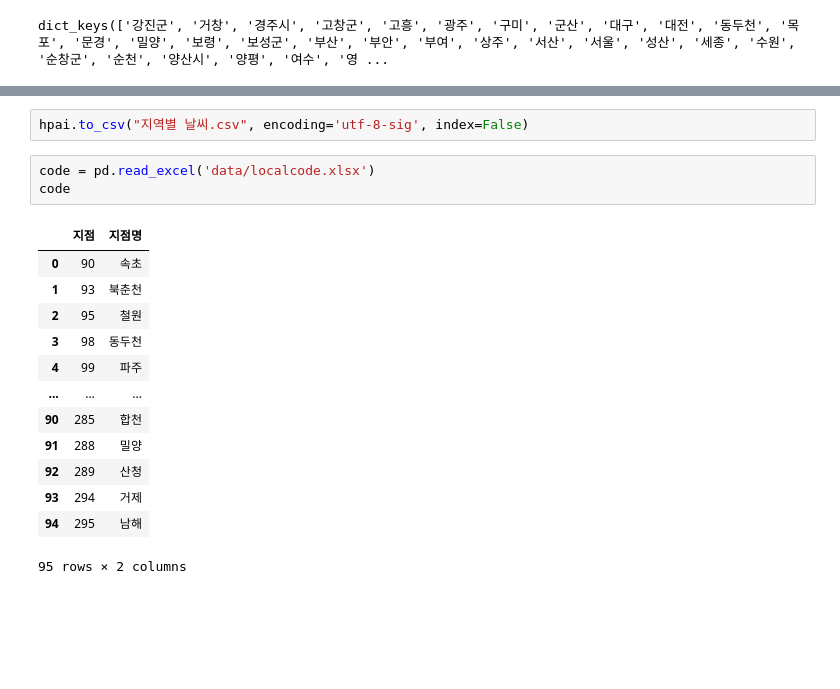
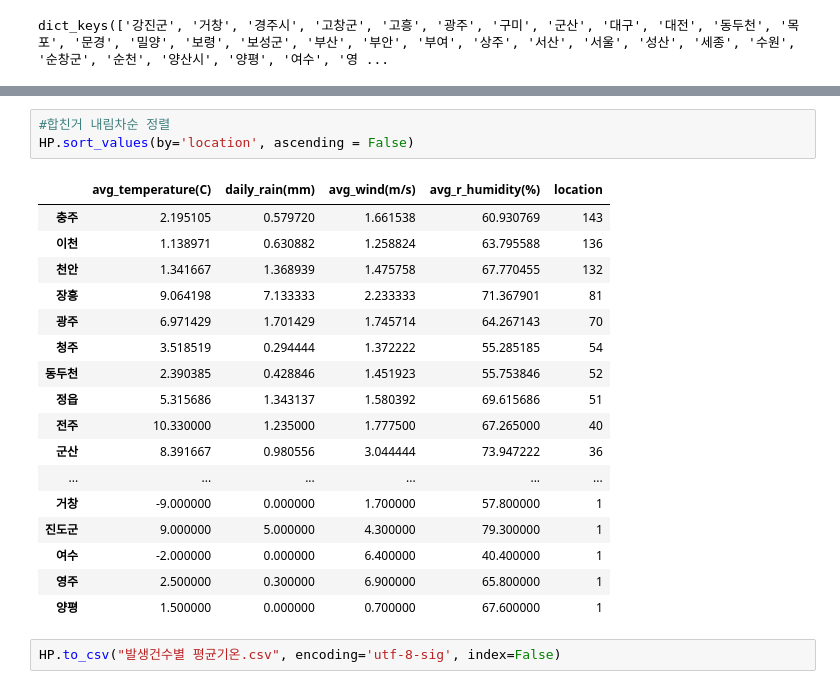
Before and after one commit to jiwoo-coding/aiai, a Jupyter notebook: HPAI kk.ipynb, the cells around one changed output, grey strips where cells are left out. Drawn from its saved outputs; the diff is of its cells as text; blank space fills up the shorter version.

```diff
--- a/HPAI kk.ipynb
+++ b/HPAI kk.ipynb
@@ -313,19 +425,23 @@ hpai1
+# %%
+#합친거 내림차순 정렬
+HP.sort_values(by='location', ascending = False)
+# %% [output]
+|  | avg_temperature(C) | daily_rain(mm) | avg_wind(m/s) | avg_r_humidity(%) | location |
+| 충주 | 2.195105 | 0.579720 | 1.661538 | 60.930769 | 143 |
+| 이천 | 1.138971 | 0.630882 | 1.258824 | 63.795588 | 136 |
+| 천안 | 1.341667 | 1.368939 | 1.475758 | 67.770455 | 132 |
+| 장흥 | 9.064198 | 7.133333 | 2.233333 | 71.367901 | 81 |
+| 광주 | 6.971429 | 1.701429 | 1.745714 | 64.267143 | 70 |
+| 청주 | 3.518519 | 0.294444 | 1.372222 | 55.285185 | 54 |
+| 동두천 | 2.390385 | 0.428846 | 1.451923 | 55.753846 | 52 |
+| 정읍 | 5.315686 | 1.343137 | 1.580392 | 69.615686 | 51 |
+| 전주 | 10.330000 | 1.235000 | 1.777500 | 67.265000 | 40 |
+| 군산 | 8.391667 | 0.980556 | 3.044444 | 73.947222 | 36 |
+| ... | ... | ... | ... | ... | ... |
+| 거창 | -9.000000 | 0.000000 | 1.700000 | 57.800000 | 1 |
+| 진도군 | 9.000000 | 5.000000 | 4.300000 | 79.300000 | 1 |
+| 여수 | -2.000000 | 0.000000 | 6.400000 | 40.400000 | 1 |
+| 영주 | 2.500000 | 0.300000 | 6.900000 | 65.800000 | 1 |
+| 양평 | 1.500000 | 0.000000 | 0.700000 | 67.600000 | 1 |
 # %%
-hpai.to_csv("지역별 날씨.csv", encoding='utf-8-sig', index=False)
+HP.to_csv("발생건수별 평균기온.csv", encoding='utf-8-sig', index=False)
-# %%
-code = pd.read_excel('data/localcode.xlsx')
-code
-# %% [output]
-|  | 지점 | 지점명 |
-| 0 | 90 | 속초 |
-| 1 | 93 | 북춘천 |
-| 2 | 95 | 철원 |
-| 3 | 98 | 동두천 |
-| 4 | 99 | 파주 |
-| ... | ... | ... |
-| 90 | 285 | 합천 |
-| 91 | 288 | 밀양 |
-| 92 | 289 | 산청 |
-| 93 | 294 | 거제 |
-| 94 | 295 | 남해 |
-95 rows × 2 columns
```
Also changed, not shown: parts of 37 cells of this notebook.
